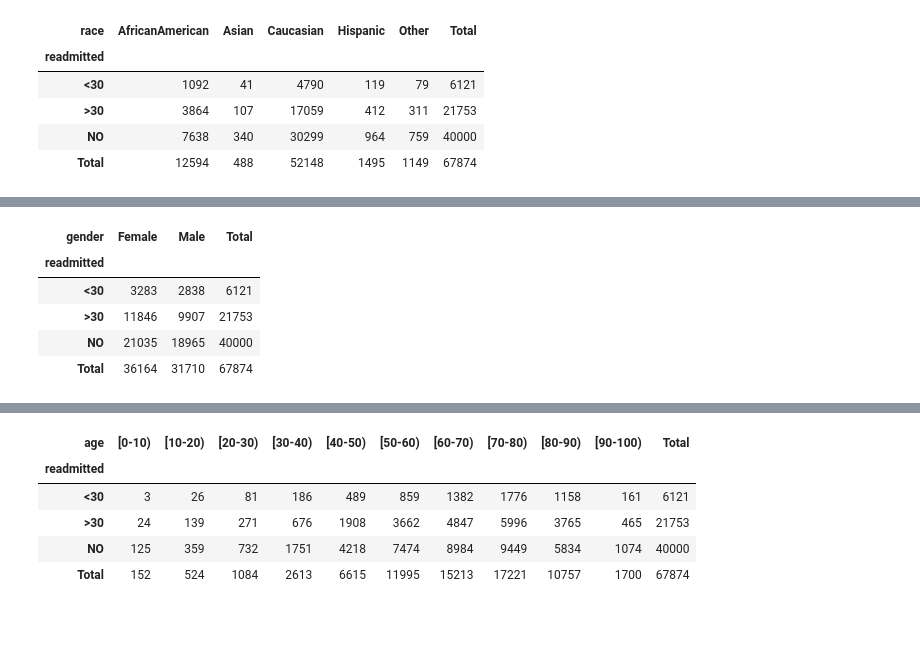
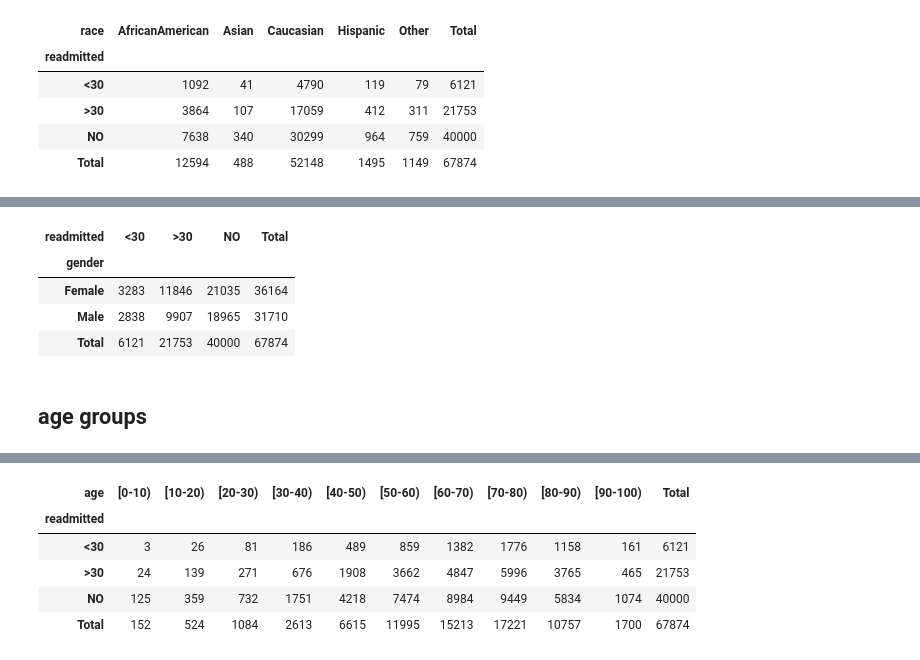
Before and after one commit to annasophiat/diabetic-readmissions, a Jupyter notebook: diabetes_storytelling.ipynb, the cells around one changed output, grey strips where cells are left out. Drawn from its saved outputs; the diff is of its cells as text; code cells hidden in the pictures; blank space fills up the shorter version.

```diff
--- a/diabetes_storytelling.ipynb
+++ b/diabetes_storytelling.ipynb
@@ -105,9 +108,10 @@ chart_display(diabetes.readmitted, diabetes.race)
 # %%
-chart_display(diabetes.readmitted, diabetes.gender)
+chart_display(diabetes.gender, diabetes.readmitted)
 # %% [output]
-| gender | Female | Male | Total |
-| readmitted |  |  |  |
-| <30 | 3283 | 2838 | 6121 |
-| >30 | 11846 | 9907 | 21753 |
-| NO | 21035 | 18965 | 40000 |
-| Total | 36164 | 31710 | 67874 |
+| readmitted | <30 | >30 | NO | Total |
+| gender |  |  |  |  |
+| Female | 3283 | 11846 | 21035 | 36164 |
+| Male | 2838 | 9907 | 18965 | 31710 |
+| Total | 6121 | 21753 | 40000 | 67874 |
+# %% [markdown]
+## age groups
```
Also changed, not shown: parts of 125 cells of this notebook.
